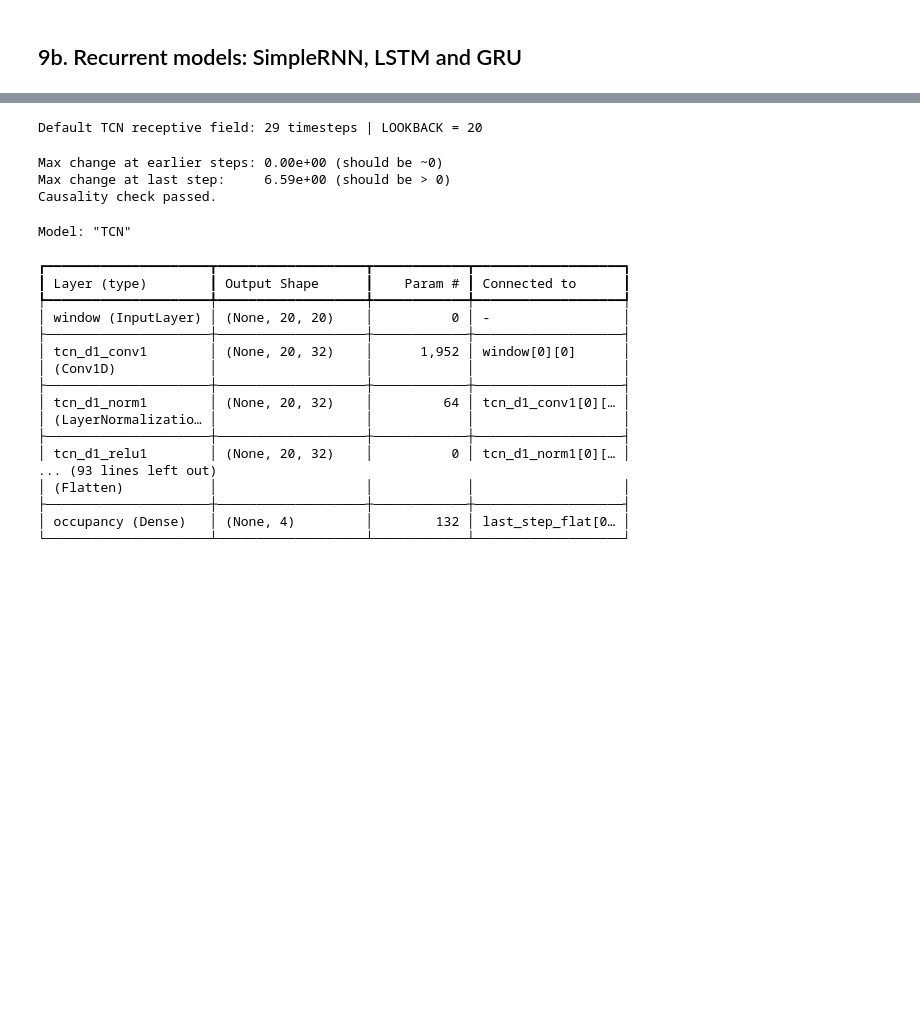
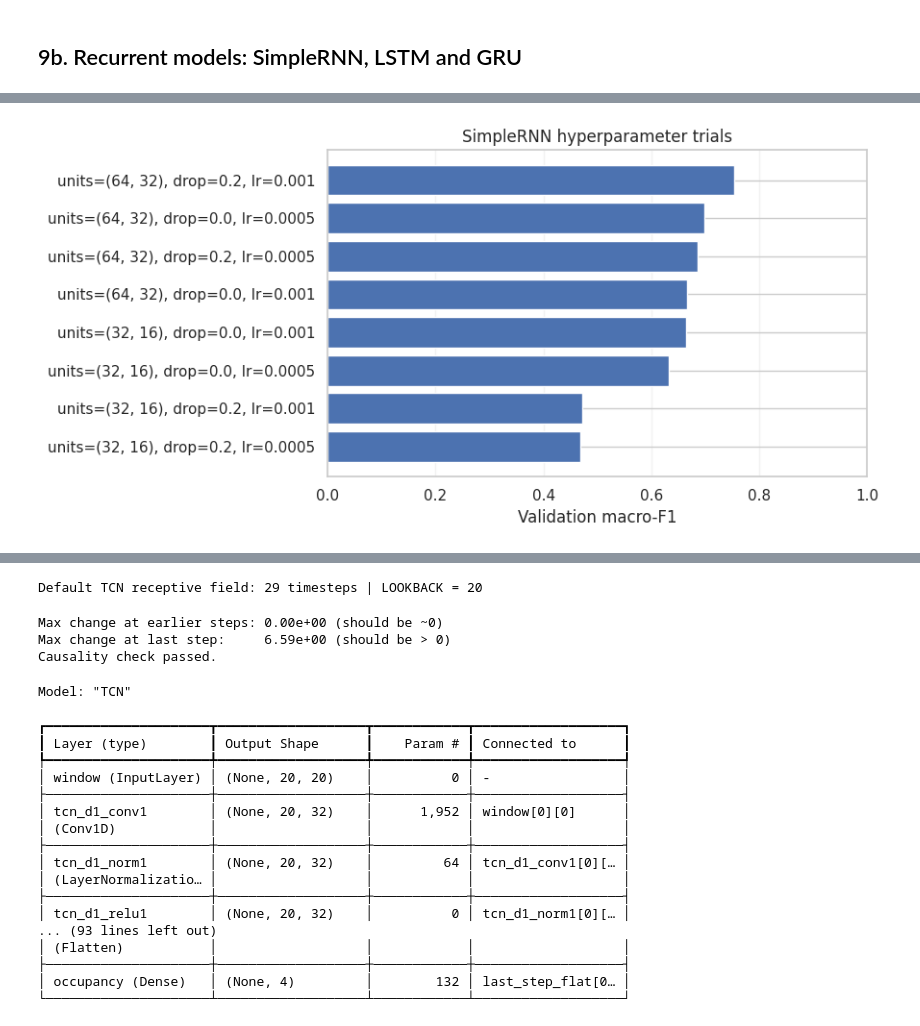
Before and after one commit to foner21/AISE4010_Section4_Group5, a Jupyter notebook: aise4010_section4group5_demo.ipynb, the cells around one changed output, grey strips where cells are left out. Cells and saved outputs as stored; diff of their text form; code cells hidden in the pictures; blank space fills up the shorter version.

```diff
--- a/aise4010_section4group5_demo.ipynb
+++ b/aise4010_section4group5_demo.ipynb
@@ -1183,0 +1246,86 @@ Model: "sequential"
+# %%
+# B7a. SimpleRNN HPO: 8 trials, validation macro-F1 objective
+from itertools import product
+from tensorflow.keras.layers import SimpleRNN, Dropout
+
+RNN_SEARCH = {
+    'units': [(32, 16), (64, 32)],
+    'dropout': [0.0, 0.2],
+    'lr': [0.001, 0.0005]
+}
+rnn_trials = []
+best_rnn_model, best_rnn_config, best_rnn_key = None, None, None
+best_rnn_seconds = None
+
+def build_tunable_rnn(units=(32, 16), dropout=0.2, lr=0.001, clip=1.0):
+    # Keep the existing two-layer SimpleRNN structure; tune width, dropout and learning rate.
+    model = Sequential([
+        Input(shape=X_train.shape[1:]),
+        SimpleRNN(units[0], return_sequences=True),
+        Dropout(dropout),
+        SimpleRNN(units[1]),
+        Dropout(dropout),
+        Dense(n_classes, activation='softmax')
+    ])
+    model.compile(
+        optimizer=Adam(learning_rate=lr, clipnorm=clip),
+        loss='sparse_categorical_crossentropy',
+        metrics=['accuracy']
+    )
+    return model
+
+if RUN_DEEP_MODELS and RUN_GRID_SEARCH:
+    for units, dropout, lr in product(
+        RNN_SEARCH['units'], RNN_SEARCH['dropout'], RNN_SEARCH['lr']
+    ):
+        tf.keras.backend.clear_session()
+        tf.keras.utils.set_random_seed(SEED)
+        config = {'units': units, 'dropout': dropout, 'lr': lr}
+        trial_model = build_tunable_rnn(**config)
+        history, pred, elapsed = fit_and_predict(trial_model, epochs=20)
+        macro_f1 = f1_score(
+            y_val, pred, labels=all_classes, average='macro', zero_division=0
+        )
+        params = trial_model.count_params()
+        rnn_trials.append({
+            'trial': len(rnn_trials) + 1,
+            'units': str(units),
+            'dropout': dropout,
+            'learning_rate': lr,
+            'validation_macro_f1': float(macro_f1),
+            'validation_accuracy': float(accuracy_score(y_val, pred)),
+            'epochs': len(history.history['loss']),
+            'parameters': int(params),
+            'training_seconds': float(elapsed)
+        })
+        key = (float(macro_f1), -int(params))
+        if best_rnn_key is None or key > best_rnn_key:
+            best_rnn_key = key
+            best_rnn_config = config.copy()
+            best_rnn_model = trial_model
+            best_rnn_seconds = float(elapsed)
+
+    rnn_trials_df = pd.DataFrame(rnn_trials).sort_values(
+        ['validation_macro_f1', 'parameters'], ascending=[False, True]
+    ).reset_index(drop=True)
+    display(rnn_trials_df.round(5))
+    print('Best SimpleRNN configuration:', best_rnn_config)
+    print('Best SimpleRNN validation macro-F1:', round(best_rnn_key[0], 5))
+
+    # Plot all SimpleRNN trials so the selection is visible and auditable.
+    plot_rnn = rnn_trials_df.sort_values('validation_macro_f1')
+    plt.figure(figsize=(9, 4.5))
+    labels = [
+        f"units={r.units}, drop={r.dropout}, lr={r.learning_rate}"
+        for r in plot_rnn.itertuples()
+    ]
+    plt.barh(labels, plot_rnn['validation_macro_f1'])
+    plt.xlabel('Validation macro-F1')
+    plt.title('SimpleRNN hyperparameter trials')
+    plt.xlim(0, 1)
+    plt.grid(axis='x', alpha=0.25)
+    plt.tight_layout()
+    plt.show()
+else:
+    print('SimpleRNN HPO skipped: set RUN_DEEP_MODELS and RUN_GRID_SEARCH to True.')
+# %% [output]
@@ -1184 +1360,2 @@ Model: "sequential"
+[figure, added]
 # %% [markdown]
```
Also changed, not shown: parts of 42 cells of this notebook.
